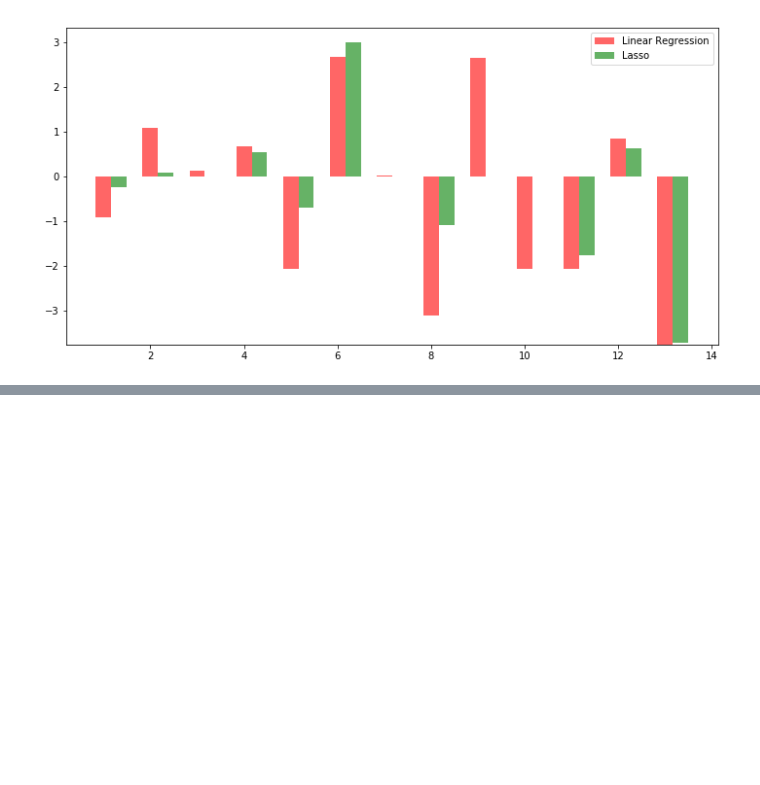
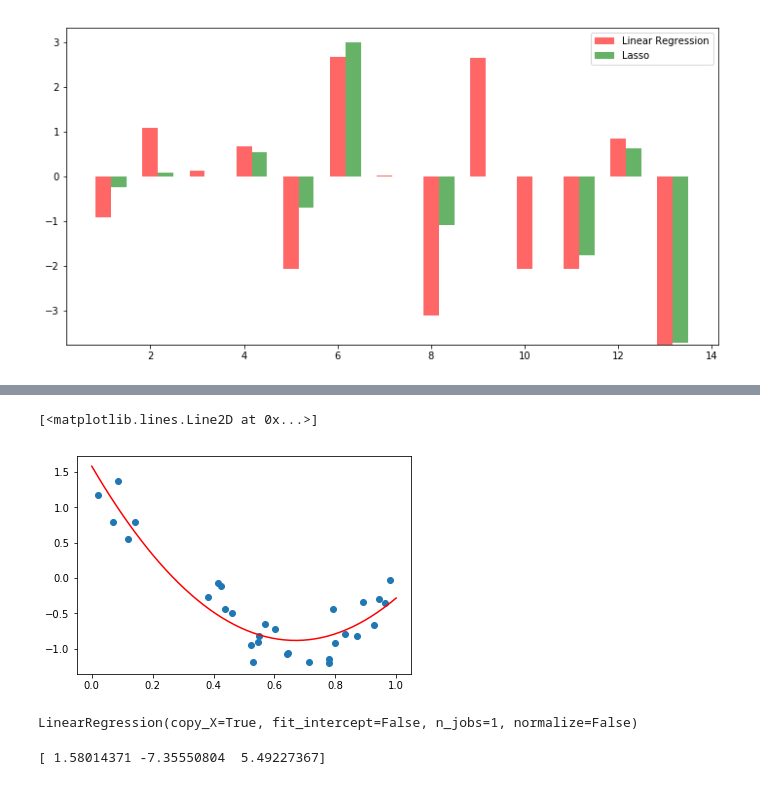
Before and after one commit to ubdsgroup/mlcourse-ub-notebooks, a Jupyter notebook: notebooks/LinearSystems.ipynb, the cells around one changed output, grey strips where cells are left out. Saved outputs shown, nothing was run; the diff lists cells and outputs as text; code cells hidden in the pictures; blank space fills up the shorter version.

```diff
--- a/notebooks/LinearSystems.ipynb
+++ b/notebooks/LinearSystems.ipynb
@@ -320,3 +347,11 @@ plt.legend(['Linear Regression', 'Lasso'])
 # %% [output]
 <matplotlib.legend.Legend at 0x...>
 [figure]
+# %%
+X = np.array([10,13,9,16,7,4])
+X = X[:,np.newaxis]
+# %%
+y = np.array([25,29,27,32,18,8])
+y = y[:,np.newaxis]
+# %%
+X = np.hstack([np.ones([6,1]),X])
@@ -322,0 +395,18 @@ plt.legend(['Linear Regression', 'Lasso'])
+# %%
+# Non -linear regression
+plt.scatter(X,y)
+plt.plot(T,y1,'r')
+# %% [output]
+[<matplotlib.lines.Line2D at 0x...>]
+[figure, added]
+# %%
+X1 = np.hstack([np.ones([X.shape[0],1]),X,X*X])
+mdl = LinearRegression(fit_intercept=False)
+mdl.fit(X1,y)
+# %% [output]
+LinearRegression(copy_X=True, fit_intercept=False, n_jobs=1, normalize=False)
+# %%
+w = mdl.coef_
+print(w)
+# %% [output]
+[ 1.58014371 -7.35550804  5.49227367]
```
Also changed, not shown: parts of 24 cells of this notebook, 2 other files.
